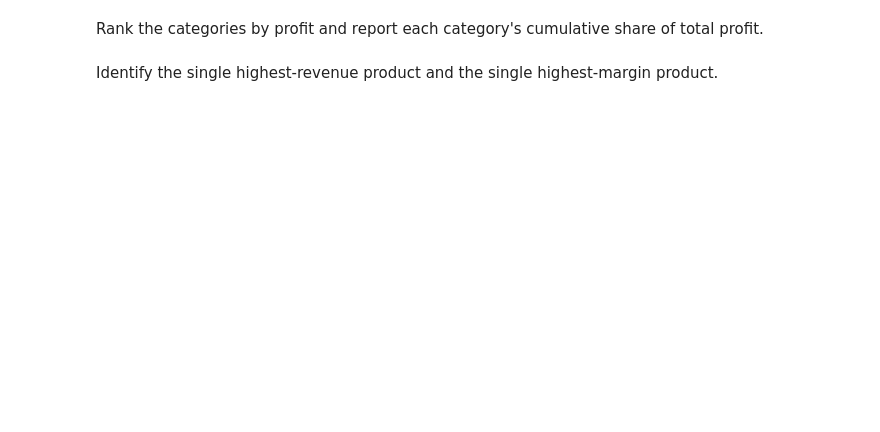
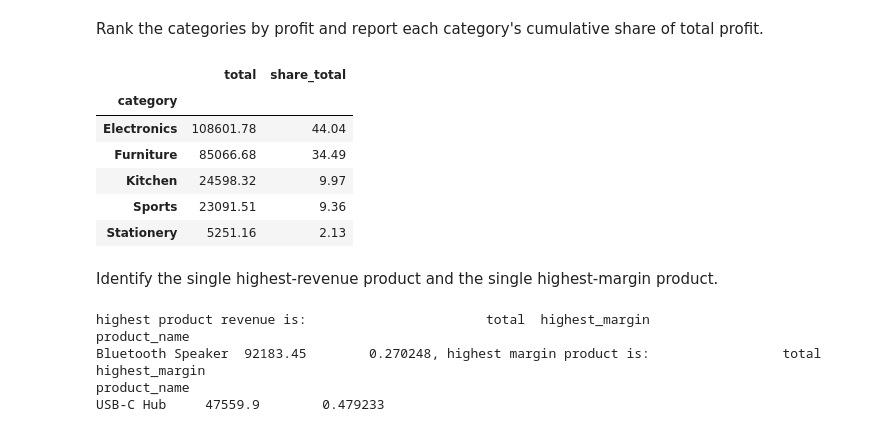
Before and after one commit to avsubedi/Python_pandas, a Jupyter notebook: prac.ipynb, the cells around one changed output. Cells and saved outputs as stored; diff of their text form; code cells hidden in the pictures; blank space fills up the shorter version.

```diff
--- a/prac.ipynb
+++ b/prac.ipynb
@@ -252,5 +265,34 @@ country's revenue.
 # %% [markdown]
 Rank the categories by profit and report each category's cumulative share of total
 profit.
+# %%
+cat = df.groupby('category').agg(
+    total=('profit', 'sum')
+)
+total = cat['total'].sum()
+cat['share_total'] = (cat['total'] / total * 100).round(2)
+cat
+# %% [output]
+|  | total | share_total |
+| category |  |  |
+| Electronics | 108601.78 | 44.04 |
+| Furniture | 85066.68 | 34.49 |
+| Kitchen | 24598.32 | 9.97 |
+| Sports | 23091.51 | 9.36 |
+| Stationery | 5251.16 | 2.13 |
 # %% [markdown]
 Identify the single highest-revenue product and the single highest-margin product.
+# %%
+highest = df.groupby('product_name').agg(
+    total = ('revenue', 'sum'),
+    highest_margin = ('profit_marg', 'max')
+)
+big_rev = highest.sort_values(by='total', ascending=False).head(1)
+big_marg = highest.sort_values(by='highest_margin', ascending=False).head(1)
+print(f'highest product revenue is: {big_rev}, highest margin product is: {big_marg}')
+# %% [output]
+highest product revenue is:                       total  highest_margin
+product_name
+Bluetooth Speaker  92183.45        0.270248, highest margin product is:                 total  highest_margin
+product_name
+USB-C Hub     47559.9        0.479233
```
Also changed, not shown: parts of 1 cell of this notebook.
